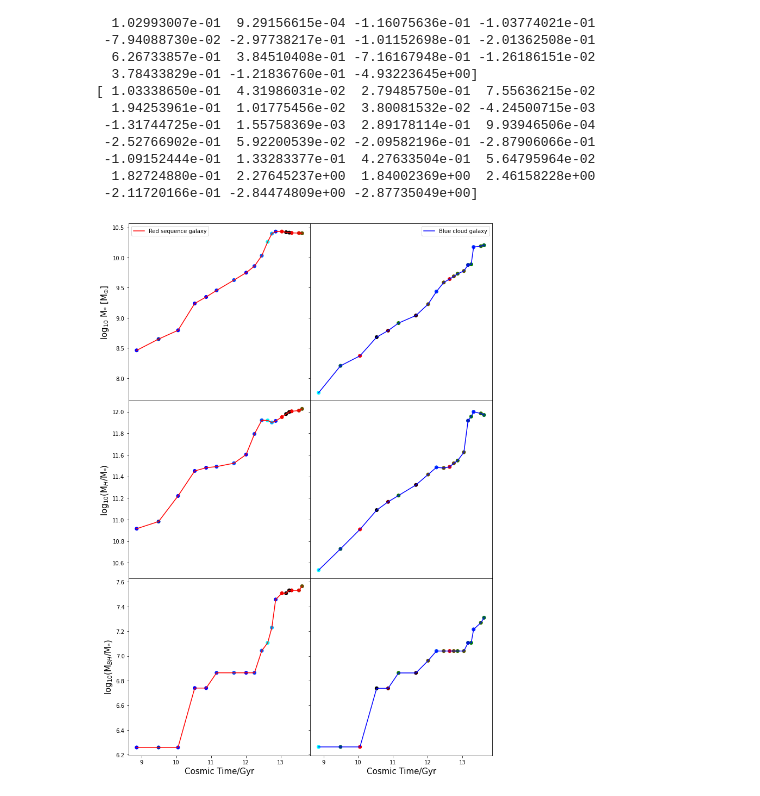
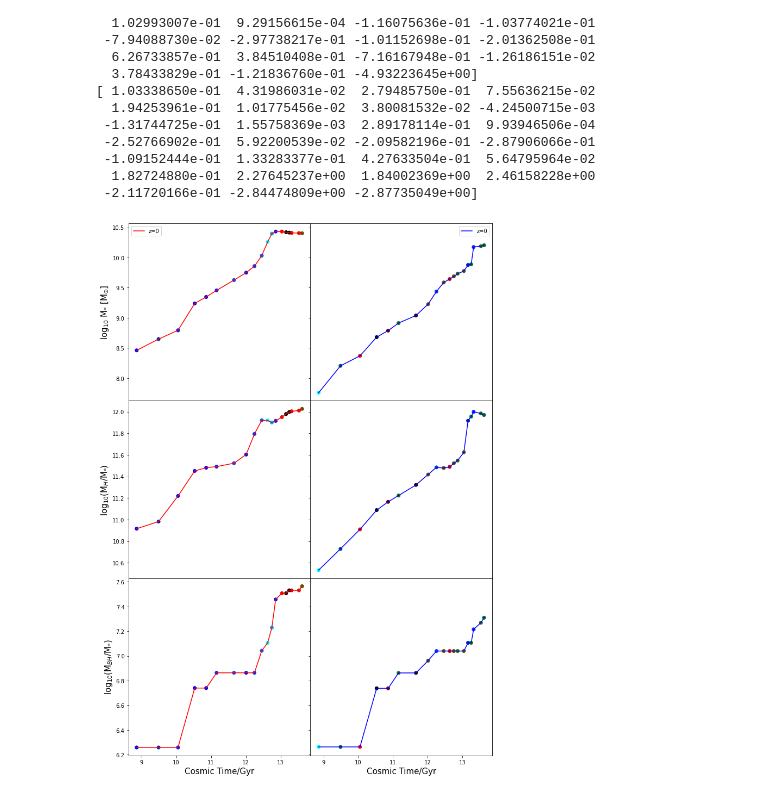
Before and after one commit to xvh422/L4-Project, a Jupyter notebook: Merger.ipynb, the cells around one changed output. Saved outputs shown, nothing was run; the diff lists cells and outputs as text; code cells hidden in the pictures.

```diff
--- a/Merger.ipynb
+++ b/Merger.ipynb
@@ -255,37 +255,39 @@ cmap = col.LinearSegmentedColormap.from_list("", tuples)
 
 final = 8
 r_Times = Times[0:r-final]
 b_Times = Times[0:b-final]
 
 bh_red = remove_zeros(Data_1['bh'])
 bh_blue = remove_zeros(Data_2['bh'])
 r2 = len(bh_red) - len(Times[0:r-final])
 b2 = len(bh_blue) - len(Times[0:b-final])
 
 fig, (ax1, ax2, ax3) = plt.subplots(3, 2, figsize = (12,18), sharex = True, sharey = 'row')
-ax1[0].plot(r_Times, log_with_zeros(Data_1['mass'])[0:-final], color = 'r', label = 'Red sequence galaxy')
-ax1[1].plot(b_Times, log_with_zeros(Data_2['mass'])[0:-final], color = 'b', label = 'Blue cloud galaxy')
-ax2[0].plot(r_Times, log_with_zeros(Data_1['halo'])[0:-final], color = 'r', label = 'Red sequence galaxy')
-ax2[1].plot(b_Times, log_with_zeros(Data_2['halo'])[0:-final], color = 'b', label = 'Blue cloud galaxy')
-ax3[0].plot(r_Times, log_with_zeros(bh_red)[0:-r2], color = 'r', label = 'Red sequence galaxy')
-ax3[1].plot(b_Times, log_with_zeros(bh_blue)[0:-b2], color = 'b', label = 'Blue cloud galaxy')
+
+# z=0
+ax1[0].plot(r_Times, log_with_zeros(Data_1['mass'])[0:-final], color = 'r', label = 'z=0')
+ax1[1].plot(b_Times, log_with_zeros(Data_2['mass'])[0:-final], color = 'b', label = 'z=0')
+ax2[0].plot(r_Times, log_with_zeros(Data_1['halo'])[0:-final], color = 'r')
+ax2[1].plot(b_Times, log_with_zeros(Data_2['halo'])[0:-final], color = 'b')
+ax3[0].plot(r_Times, log_with_zeros(bh_red)[0:-r2], color = 'r')
+ax3[1].plot(b_Times, log_with_zeros(bh_blue)[0:-b2], color = 'b')
 
 ax1[0].scatter(r_Times, log_with_zeros(Data_1['mass'])[0:-final], c = r_diffs[0:-final], cmap = cmap)
 ax1[1].scatter(b_Times, log_with_zeros(Data_2['mass'])[0:-final], c = b_diffs[0:-final], cmap = cmap)
 ax2[0].scatter(r_Times, log_with_zeros(Data_1['halo'])[0:-final], c = r_diffs[0:-final], cmap = cmap)
 ax2[1].scatter(b_Times, log_with_zeros(Data_2['halo'])[0:-final], c = b_diffs[0:-final], cmap = cmap)
 ax3[0].scatter(r_Times, log_with_zeros(bh_red)[0:-r2], c = r_diffs[0:-final], cmap = cmap)
 ax3[1].scatter(b_Times, log_with_zeros(bh_blue)[0:-b2], c = b_diffs[0:-final], cmap = cmap)
 
 ax3[0].set_xlabel(r'Cosmic Time/Gyr', fontsize=15)
 ax3[1].set_xlabel(r'Cosmic Time/Gyr', fontsize=15)
 ax1[0].set_ylabel(r'log$_{10}$ M$_{*}$ [M$_{\odot}$]', fontsize=15)
 ax2[0].set_ylabel(r'log$_{10}$(M$_{H}$/M$_{*}$)', fontsize=15)
 ax3[0].set_ylabel(r'log$_{10}$(M$_{BH}$/M$_{*}$)', fontsize=15)
 plt.subplots_adjust(hspace=.0, wspace=.0)
 ax1[0].legend()
 ax1[1].legend()
 plt.savefig('Plot_2.jpeg')
 plt.show()
 # %% [output]
-[figure, old version]
+[figure, new version]
```
